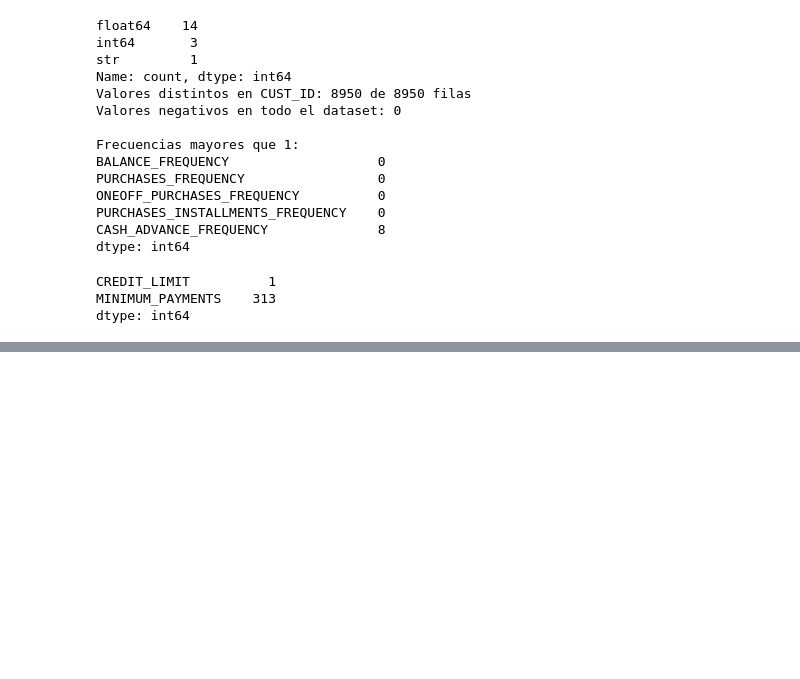
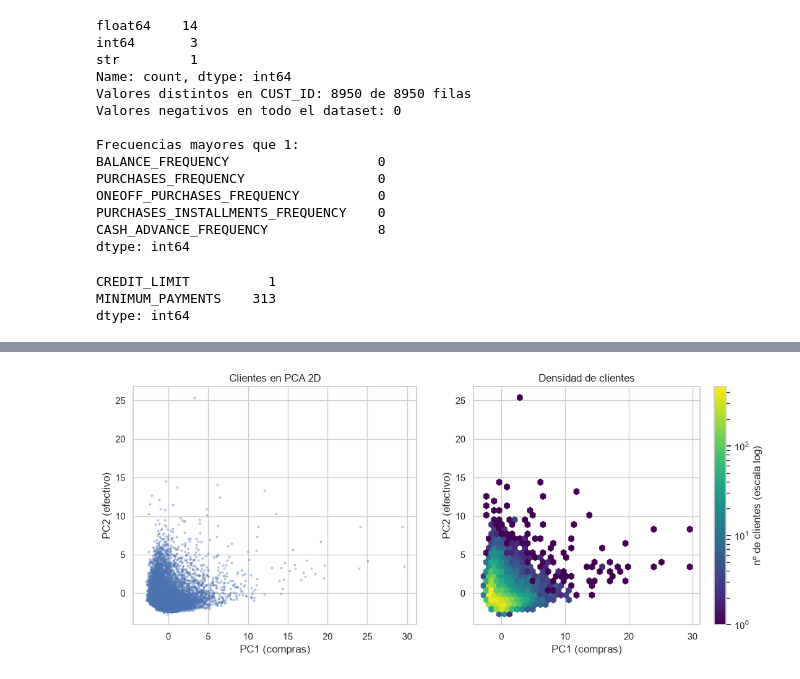
Before and after one commit to IA-P1-BCN/juanCarlos-investigacion-clustering, a Jupyter notebook: workshop-tarjetas.ipynb, the cells around one changed output, grey strips where cells are left out. Saved outputs shown, nothing was run; the diff lists cells and outputs as text; code cells hidden in the pictures; blank space fills up the shorter version.

```diff
--- a/workshop-tarjetas.ipynb
+++ b/workshop-tarjetas.ipynb
@@ -224,0 +196,8 @@ pd.DataFrame({"% sin escalar": aporte_por_variable(df.values),
+# %%
+pca2 = PCA(n_components=2, random_state=RANDOM_STATE).fit(X)
+X_pca = pca2.transform(X)
+
+for k in range(2):
+    pesos = pd.Series(pca2.components_[k], index=df.columns)
+    top = pesos.reindex(pesos.abs().sort_values(ascending=False).index).head(5).round(2)
+    print(f"PC{k+1}:", top.to_dict(), "\n")
@@ -224,0 +215,14 @@ pd.DataFrame({"% sin escalar": aporte_por_variable(df.values),
+# %%
+fig, ax = plt.subplots(1, 2, figsize=(13, 5))
+
+# Izquierda: cada cliente un punto (sin colores: no hay etiqueta)
+ax[0].scatter(X_pca[:, 0], X_pca[:, 1], s=4, alpha=0.3)
+ax[0].set(title="Clientes en PCA 2D", xlabel="PC1 (compras)", ylabel="PC2 (efectivo)")
+
+# Derecha: densidad (hexágonos): ¿dónde se amontonan?
+hb = ax[1].hexbin(X_pca[:, 0], X_pca[:, 1], gridsize=40, bins="log", cmap="viridis")
+ax[1].set(title="Densidad de clientes", xlabel="PC1 (compras)", ylabel="PC2 (efectivo)")
+fig.colorbar(hb, ax=ax[1], label="nº de clientes (escala log)")
+plt.show()
+# %% [output]
+[figure, added]
```
Also changed, not shown: parts of 26 cells of this notebook, 2 other files.
